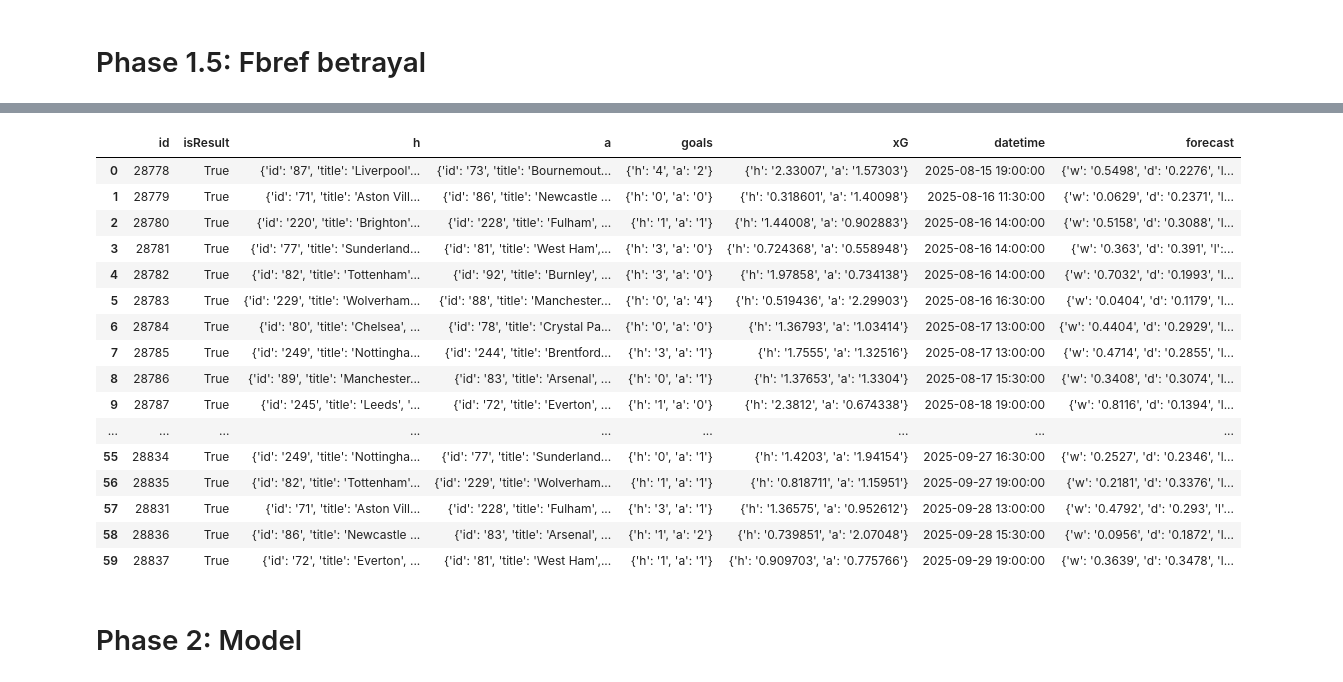
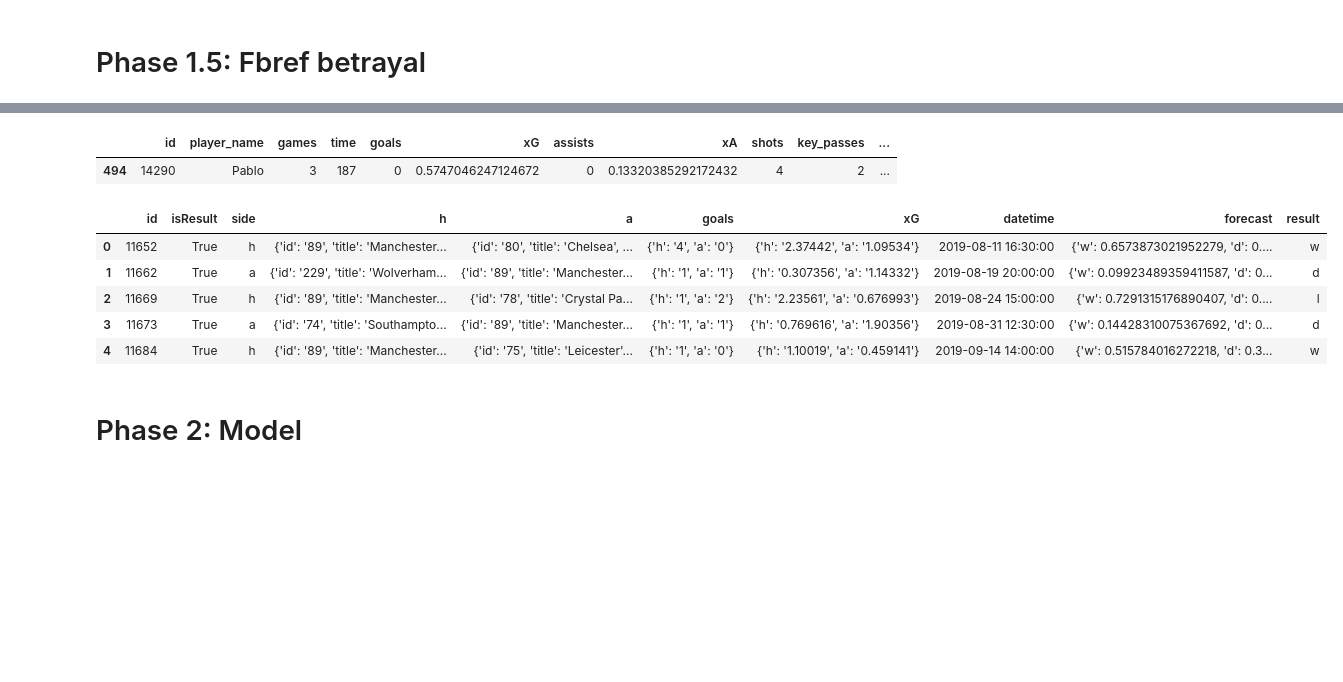
Before and after one commit to reedwrogers/fpl-oracle, a Jupyter notebook: main.ipynb, the cells around one changed output, grey strips where cells are left out. Drawn from its saved outputs; the diff is of its cells as text; code cells hidden in the pictures; blank space fills up the shorter version.

```diff
--- a/main.ipynb
+++ b/main.ipynb
@@ -922,7 +1101,12 @@ print(sys.executable)
 # %%
 from understatapi import UnderstatClient
+import pandas as pd
 
 with UnderstatClient() as understat:
-    league_player_data = understat.league(league="EPL").team(season="2023")
+    league_player_data = understat.league(league="EPL").get_player_data(season="2025")
+    # player_shot_data = understat.player(player="2371").get_shot_data()
+    team_match_data = understat.team(team="Manchester_United").get_match_data(season="2019")
+    # roster_data = understat.match(match="14711").get_roster_data()
 
-len(league_player_data), league_player_data[0]
+df_players = pd.DataFrame(league_player_data)
+df_team = pd.DataFrame(team_match_data)
@@ -949,50 +1113,17 @@ len(league_player_data), league_player_data[0]
-# %%
-from understatapi import UnderstatClient
-import pandas as pd
-
-with UnderstatClient() as understat:
-    match_data = understat.league(league="EPL").get_match_data(season="2025")
-
-df = pd.DataFrame(match_data)
-
-"""
-# compute xG totals
-df["xg_home"] = df["xG"]["h"]
-df["xg_away"] = df["xG"]["a"]
-
-home_for = df.groupby("h_team")["xg_home"].sum()
-away_for = df.groupby("a_team")["xg_away"].sum()
-
-xg_for = home_for.add(away_for, fill_value=0)
-
-home_against = df.groupby("h_team")["xg_away"].sum()
-away_against = df.groupby("a_team")["xg_home"].sum()
-
-xg_against = home_against.add(away_against, fill_value=0)
-
-team_xg = pd.concat([xg_for, xg_against], axis=1).reset_index()
-team_xg.columns = ["team", "xg_for", "xg_against"]
-team_xg
-"""
-df.head(60)
-# %% [output]
-|  | id | isResult | h | a | goals | xG | datetime | forecast |
-| 0 | 28778 | True | {'id': '87', 'title': 'Liverpool'... | {'id': '73', 'title': 'Bournemout... | {'h': '4', 'a': '2'} | {'h': '2.33007', 'a': '1.57303'} | 2025-08-15 19:00:00 | {'w': '0.5498', 'd': '0.2276', 'l... |
-| 1 | 28779 | True | {'id': '71', 'title': 'Aston Vill... | {'id': '86', 'title': 'Newcastle ... | {'h': '0', 'a': '0'} | {'h': '0.318601', 'a': '1.40098'} | 2025-08-16 11:30:00 | {'w': '0.0629', 'd': '0.2371', 'l... |
-| 2 | 28780 | True | {'id': '220', 'title': 'Brighton'... | {'id': '228', 'title': 'Fulham', ... | {'h': '1', 'a': '1'} | {'h': '1.44008', 'a': '0.902883'} | 2025-08-16 14:00:00 | {'w': '0.5158', 'd': '0.3088', 'l... |
-| 3 | 28781 | True | {'id': '77', 'title': 'Sunderland... | {'id': '81', 'title': 'West Ham',... | {'h': '3', 'a': '0'} | {'h': '0.724368', 'a': '0.558948'} | 2025-08-16 14:00:00 | {'w': '0.363', 'd': '0.391', 'l':... |
-| 4 | 28782 | True | {'id': '82', 'title': 'Tottenham'... | {'id': '92', 'title': 'Burnley', ... | {'h': '3', 'a': '0'} | {'h': '1.97858', 'a': '0.734138'} | 2025-08-16 14:00:00 | {'w': '0.7032', 'd': '0.1993', 'l... |
-| 5 | 28783 | True | {'id': '229', 'title': 'Wolverham... | {'id': '88', 'title': 'Manchester... | {'h': '0', 'a': '4'} | {'h': '0.519436', 'a': '2.29903'} | 2025-08-16 16:30:00 | {'w': '0.0404', 'd': '0.1179', 'l... |
-| 6 | 28784 | True | {'id': '80', 'title': 'Chelsea', ... | {'id': '78', 'title': 'Crystal Pa... | {'h': '0', 'a': '0'} | {'h': '1.36793', 'a': '1.03414'} | 2025-08-17 13:00:00 | {'w': '0.4404', 'd': '0.2929', 'l... |
-| 7 | 28785 | True | {'id': '249', 'title': 'Nottingha... | {'id': '244', 'title': 'Brentford... | {'h': '3', 'a': '1'} | {'h': '1.7555', 'a': '1.32516'} | 2025-08-17 13:00:00 | {'w': '0.4714', 'd': '0.2855', 'l... |
-| 8 | 28786 | True | {'id': '89', 'title': 'Manchester... | {'id': '83', 'title': 'Arsenal', ... | {'h': '0', 'a': '1'} | {'h': '1.37653', 'a': '1.3304'} | 2025-08-17 15:30:00 | {'w': '0.3408', 'd': '0.3074', 'l... |
-| 9 | 28787 | True | {'id': '245', 'title': 'Leeds', '... | {'id': '72', 'title': 'Everton', ... | {'h': '1', 'a': '0'} | {'h': '2.3812', 'a': '0.674338'} | 2025-08-18 19:00:00 | {'w': '0.8116', 'd': '0.1394', 'l... |
-| ... | ... | ... | ... | ... | ... | ... | ... | ... |
-| 55 | 28834 | True | {'id': '249', 'title': 'Nottingha... | {'id': '77', 'title': 'Sunderland... | {'h': '0', 'a': '1'} | {'h': '1.4203', 'a': '1.94154'} | 2025-09-27 16:30:00 | {'w': '0.2527', 'd': '0.2346', 'l... |
-| 56 | 28835 | True | {'id': '82', 'title': 'Tottenham'... | {'id': '229', 'title': 'Wolverham... | {'h': '1', 'a': '1'} | {'h': '0.818711', 'a': '1.15951'} | 2025-09-27 19:00:00 | {'w': '0.2181', 'd': '0.3376', 'l... |
-| 57 | 28831 | True | {'id': '71', 'title': 'Aston Vill... | {'id': '228', 'title': 'Fulham', ... | {'h': '3', 'a': '1'} | {'h': '1.36575', 'a': '0.952612'} | 2025-09-28 13:00:00 | {'w': '0.4792', 'd': '0.293', 'l'... |
-| 58 | 28836 | True | {'id': '86', 'title': 'Newcastle ... | {'id': '83', 'title': 'Arsenal', ... | {'h': '1', 'a': '2'} | {'h': '0.739851', 'a': '2.07048'} | 2025-09-28 15:30:00 | {'w': '0.0956', 'd': '0.1872', 'l... |
-| 59 | 28837 | True | {'id': '72', 'title': 'Everton', ... | {'id': '81', 'title': 'West Ham',... | {'h': '1', 'a': '1'} | {'h': '0.909703', 'a': '0.775766'} | 2025-09-29 19:00:00 | {'w': '0.3639', 'd': '0.3478', 'l... |
+# %%
+df_players[df_players['player_name'] == 'Pablo'].head()
+# %% [output]
+|  | id | player_name | games | time | goals | xG | assists | xA | shots | key_passes | ... |
+| 494 | 14290 | Pablo | 3 | 187 | 0 | 0.5747046247124672 | 0 | 0.13320385292172432 | 4 | 2 | ... |
+# %%
+df_team.head()
+# %% [output]
+|  | id | isResult | side | h | a | goals | xG | datetime | forecast | result |
+| 0 | 11652 | True | h | {'id': '89', 'title': 'Manchester... | {'id': '80', 'title': 'Chelsea', ... | {'h': '4', 'a': '0'} | {'h': '2.37442', 'a': '1.09534'} | 2019-08-11 16:30:00 | {'w': 0.6573873021952279, 'd': 0.... | w |
+| 1 | 11662 | True | a | {'id': '229', 'title': 'Wolverham... | {'id': '89', 'title': 'Manchester... | {'h': '1', 'a': '1'} | {'h': '0.307356', 'a': '1.14332'} | 2019-08-19 20:00:00 | {'w': 0.09923489359411587, 'd': 0... | d |
+| 2 | 11669 | True | h | {'id': '89', 'title': 'Manchester... | {'id': '78', 'title': 'Crystal Pa... | {'h': '1', 'a': '2'} | {'h': '2.23561', 'a': '0.676993'} | 2019-08-24 15:00:00 | {'w': 0.7291315176890407, 'd': 0.... | l |
+| 3 | 11673 | True | a | {'id': '74', 'title': 'Southampto... | {'id': '89', 'title': 'Manchester... | {'h': '1', 'a': '1'} | {'h': '0.769616', 'a': '1.90356'} | 2019-08-31 12:30:00 | {'w': 0.14428310075367692, 'd': 0... | d |
+| 4 | 11684 | True | h | {'id': '89', 'title': 'Manchester... | {'id': '75', 'title': 'Leicester'... | {'h': '1', 'a': '0'} | {'h': '1.10019', 'a': '0.459141'} | 2019-09-14 14:00:00 | {'w': 0.515784016272218, 'd': 0.3... | w |
 # %% [markdown]
 # Phase 2: Model
 # %% [markdown]
```
Also changed, not shown: parts of 7 cells of this notebook, 1 other file.
